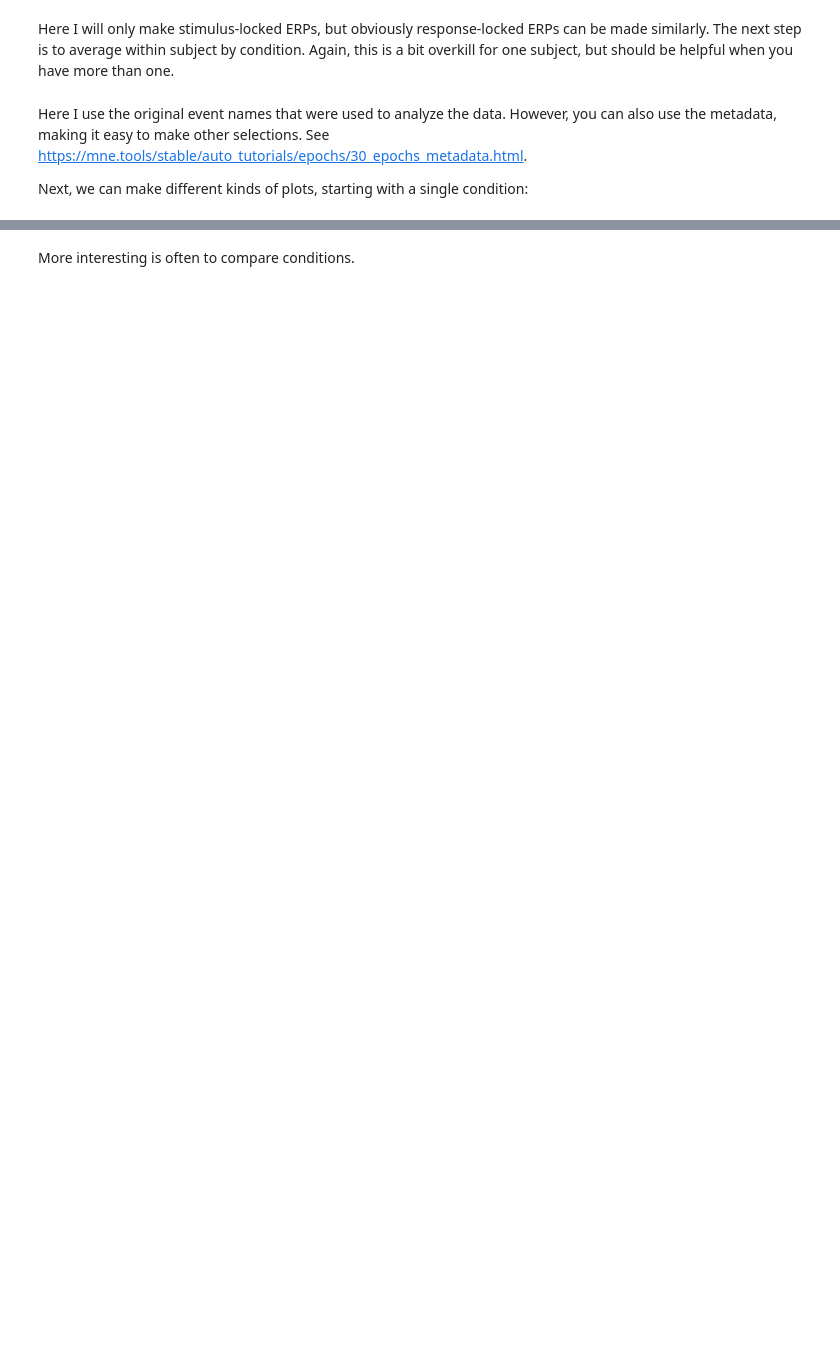
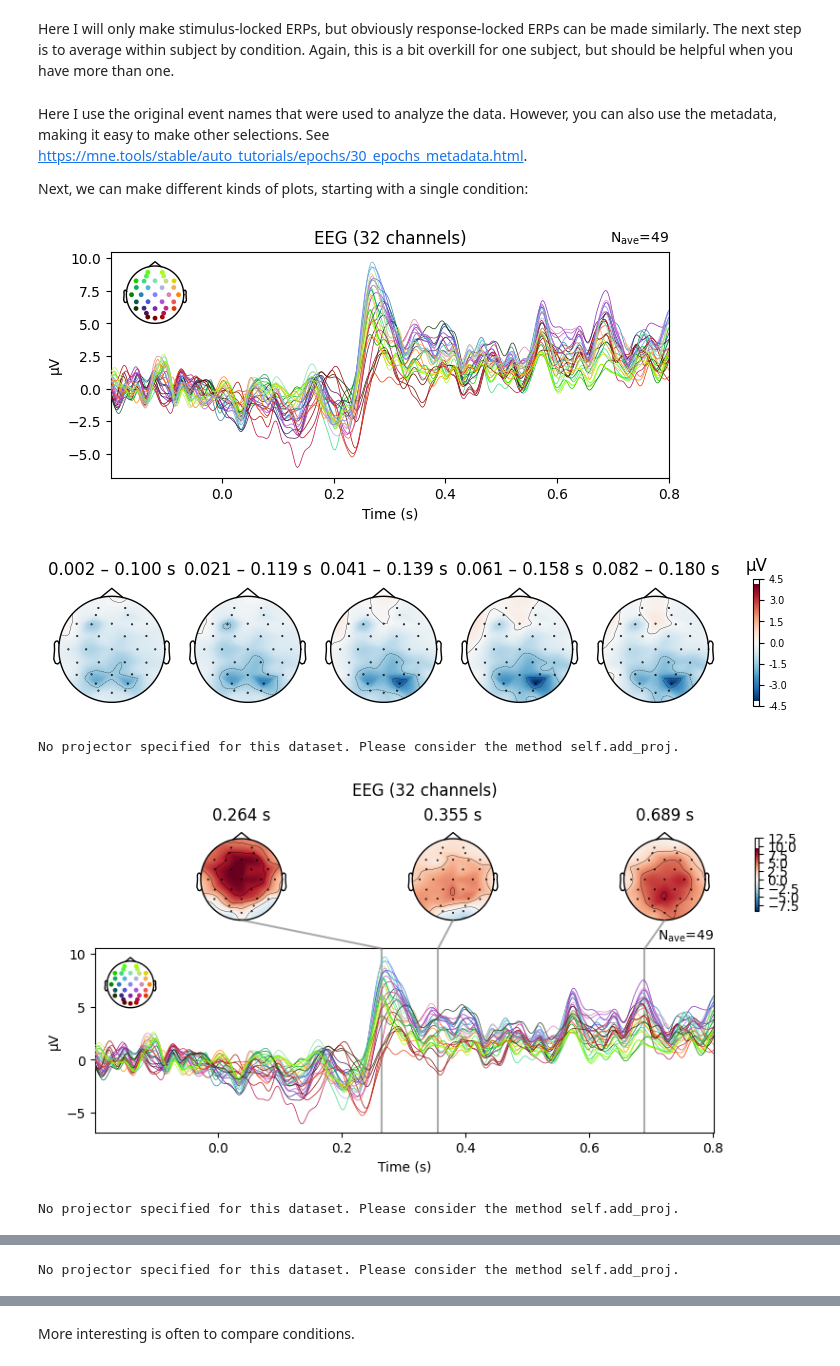
Before and after one commit to gavcarp/mccs-eeg-analysis, a Jupyter notebook: EEG_analysis.ipynb, the cells around one changed output, grey strips where cells are left out. Drawn from its saved outputs; the diff is of its cells as text; code cells hidden in the pictures; blank space fills up the shorter version.

```diff
--- a/EEG_analysis.ipynb
+++ b/EEG_analysis.ipynb
@@ -58,0 +55,9 @@ Reading 0 ... 669183  =      0.000 ...  1306.998 secs...
+# %%
+try:
+  raw = mne.io.read_raw_bdf(EEG_data_path + 'subject%s.bdf' % name_subj, preload=True, verbose=True)
+except FileNotFoundError:
+  print("Downloading data file...")
+  url = f'https://github.com/gavcarp/mccs-eeg-analysis/raw/refs/heads/main/data/subject{name_subj}.bdf'
+  r = requests.get(url, allow_redirects=True)
+  open('data/subject1.bdf', 'xb').write(r.content)
+  raw = mne.io.read_raw_bdf(EEG_data_path + 'subject%s.bdf' % name_subj, preload=True, verbose=True)
@@ -503,9 +735,11 @@ nsubs = len(names_subjs)
 Next we load the data:
 # %%
 epochs_stim = []
-epochs_resp = []
+epochs_r_start = []
+epochs_r_end = []
 
 #load data
 for subj in names_subjs:
     epochs_stim.append(mne.read_epochs(EEG_data_path + 'epochs_stim-' + subj + '_epo.fif', preload=True))
-    epochs_resp.append(mne.read_epochs(EEG_data_path + 'epochs_resp-' + subj + '_epo.fif', preload=True))
+    epochs_r_start.append(mne.read_epochs(EEG_data_path + 'epochs_r_start-' + subj + '_epo.fif', preload=True))
+    epochs_r_end.append(mne.read_epochs(EEG_data_path + 'epochs_r_end-' + subj + '_epo.fif', preload=True))
@@ -512,7 +764,7 @@ for subj in names_subjs:
 # %% [markdown]
 Here I will only make stimulus-locked ERPs, but obviously response-locked ERPs can be made similarly. The next step is to average within subject by condition. Again, this is a bit overkill for one subject, but should be helpful when you have more than one.
 # %%
-conds = ['stim_HF', 'stim_LF', 'stim_pseudo', 'stim_random']
+conds = ['STIMULUS_ONSET_2', 'STIMULUS_ONSET_4', 'STIMULUS_ONSET_5']
 
 evokeds_cond= []
 evokeds_subject_avg = []
@@ -535,8 +787,16 @@ Next, we can make different kinds of plots, starting with a single condition:
 # %%
 # change list into dictionary to make life easier down the line
 evks = dict(zip(conds, evokeds_cond))
 
 %matplotlib inline
-evks['stim_HF'].plot(spatial_colors=True); #all channels
-evks['stim_HF'].plot_topomap(times=np.linspace(.05,.13,5),colorbar=True, average=0.1); #topo plots
-evks['stim_HF'].plot_joint(); #combination
+evks['STIMULUS_ONSET_2'].plot(spatial_colors=True); #all channels
+evks['STIMULUS_ONSET_2'].plot_topomap(times=np.linspace(.05,.13,5),colorbar=True, average=0.1); #topo plots
+evks['STIMULUS_ONSET_2'].plot_joint(); #combination
+evks['STIMULUS_ONSET_4'].plot_joint();
+evks['STIMULUS_ONSET_5'].plot_joint();
+# %% [output]
+[figure, added]
+[figure, added]
+No projector specified for this dataset. Please consider the method self.add_proj.
+[figure, added]
+No projector specified for this dataset. Please consider the method self.add_proj.
@@ -542,0 +804 @@ evks['stim_HF'].plot_joint(); #combination
+No projector specified for this dataset. Please consider the method self.add_proj.
```
Also changed, not shown: parts of 25 cells of this notebook.
